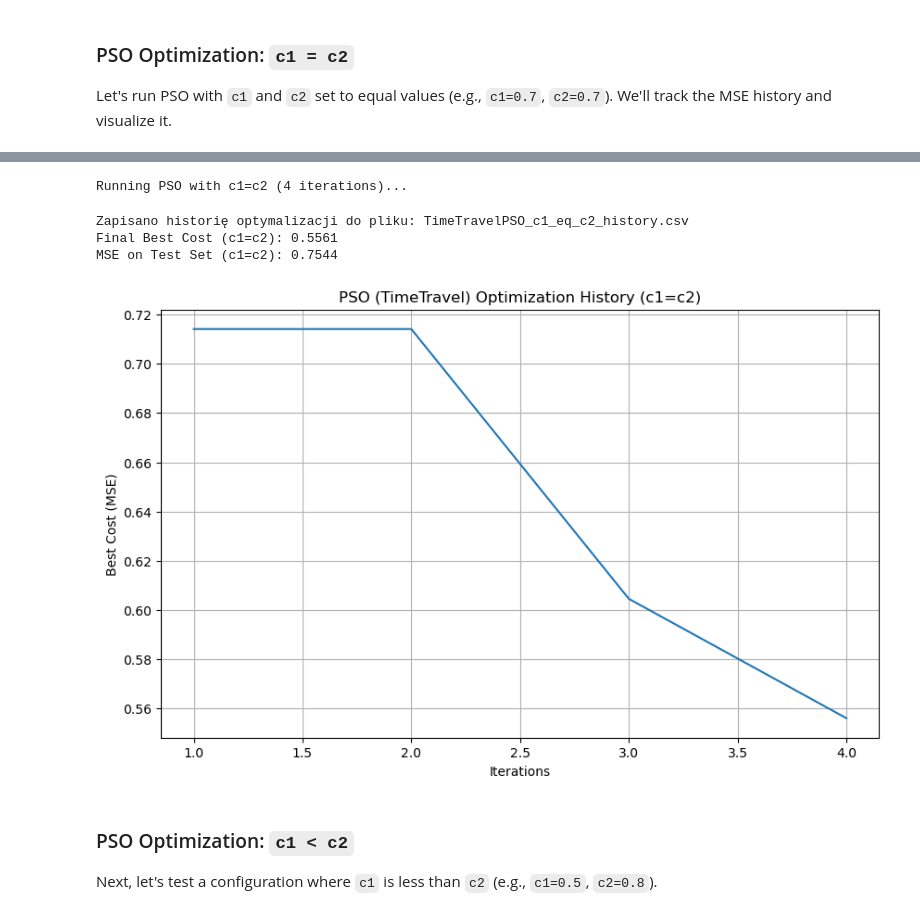
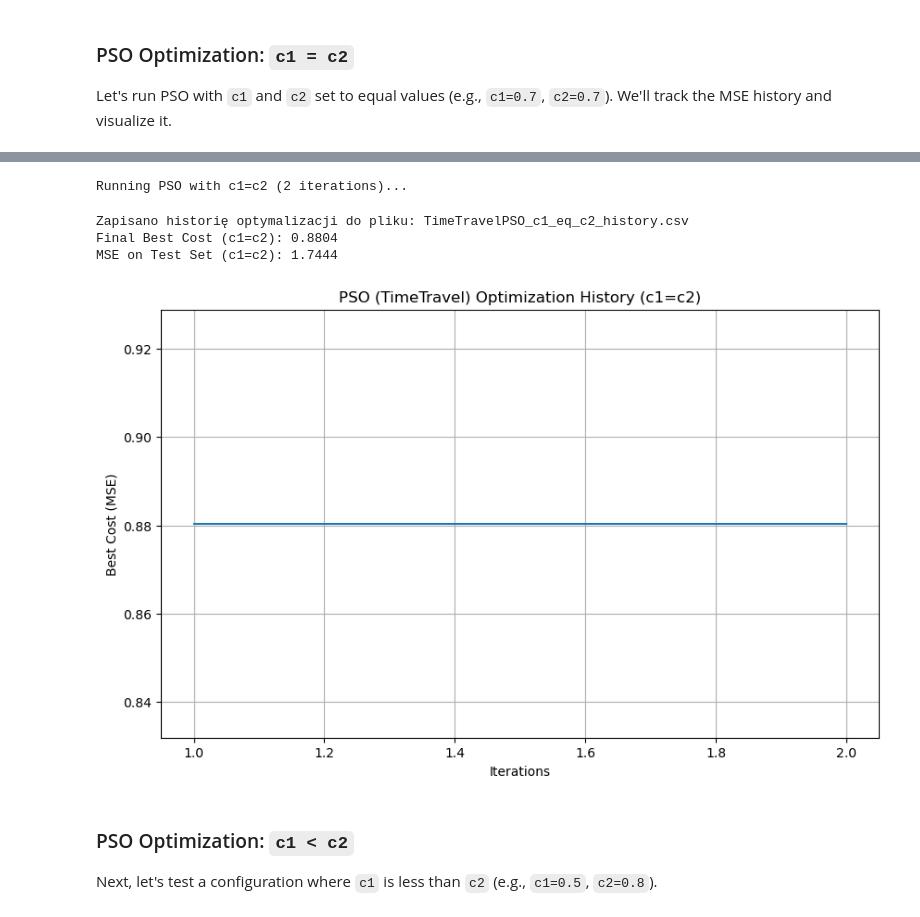
Before and after one commit to lisciu24/MIO-fuzzy-logic, a Jupyter notebook: MIO_project.ipynb, the cells around one changed output, grey strips where cells are left out. Drawn from its saved outputs; the diff is of its cells as text; code cells hidden in the pictures.

```diff
--- a/MIO_project.ipynb
+++ b/MIO_project.ipynb
@@ -167,7 +167,7 @@ bounds = {
     'alc': (df['alcohol'].min(), df['alcohol'].max()),
     'vac': (df['volatile acidity'].min(), df['volatile acidity'].max()),
     'sul': (df['sulphates'].min(), df['sulphates'].max()),
-    'tsod': (df['total sulfur dioxide'].min(), df['total sulfur dioxide'].max()),
+    'tsd': (df['total sulfur dioxide'].min(), df['total sulfur dioxide'].max()),
     'cit': (df['citric acid'].min(), df['citric acid'].max()),
     'den': (df['density'].min(), df['density'].max()),
     'fix': (df['fixed acidity'].min(), df['fixed acidity'].max()),
@@ -944,39 +965,39 @@ TypeError: tuple indices must be integers or slices, not str
 # Configuration for c1 = c2
 n_particles = 5
 dimensions = 16 # Number of parameters for trapezoidal MFs
-iters = 4 # Using the max of range(2,7,2) as requested
+iters = 2 # Using the max of range(2,7,2) as requested
 options_c1_eq_c2 = {'c1': 0.7, 'c2': 0.7, 'w': 0.9}
 
 print("Running PSO with c1=c2 ({} iterations)...".format(iters))
 best_cost_eq, best_pos_eq, cost_history_eq, mse_pso_eq = run_pso_and_get_history_TimeTravelPSO(
     n_particles=n_particles,
     dimensions=dimensions,
     iters=iters,
     options=options_c1_eq_c2,
     pso_bounds=pso_bounds,
     fitness_function=fitness_function,
     X_test=X_test,
     y_test=y_test,
     csv_filename="TimeTravelPSO_c1_eq_c2_history.csv"
 )
 
 print(f"Final Best Cost (c1=c2): {best_cost_eq:.4f}")
 print(f"MSE on Test Set (c1=c2): {mse_pso_eq:.4f}")
 
 # Plot the cost history
 plt.figure(figsize=(10, 6))
 plt.plot(range(1, iters + 1), cost_history_eq)
 plt.title('PSO (TimeTravel) Optimization History (c1=c2)')
 plt.xlabel('Iterations')
 plt.ylabel('Best Cost (MSE)')
 plt.grid(True)
 plt.show()
 # %% [output]
-Running PSO with c1=c2 (4 iterations)...
+Running PSO with c1=c2 (2 iterations)...
 Zapisano historię optymalizacji do pliku: TimeTravelPSO_c1_eq_c2_history.csv
-Final Best Cost (c1=c2): 0.5561
-MSE on Test Set (c1=c2): 0.7544
+Final Best Cost (c1=c2): 0.8804
+MSE on Test Set (c1=c2): 1.7444
-[figure, old version]
+[figure, new version]
 # %% [markdown]
 ### PSO Optimization: `c1 < c2`
 
```
Also changed, not shown: parts of 41 cells of this notebook, 11 other files.
